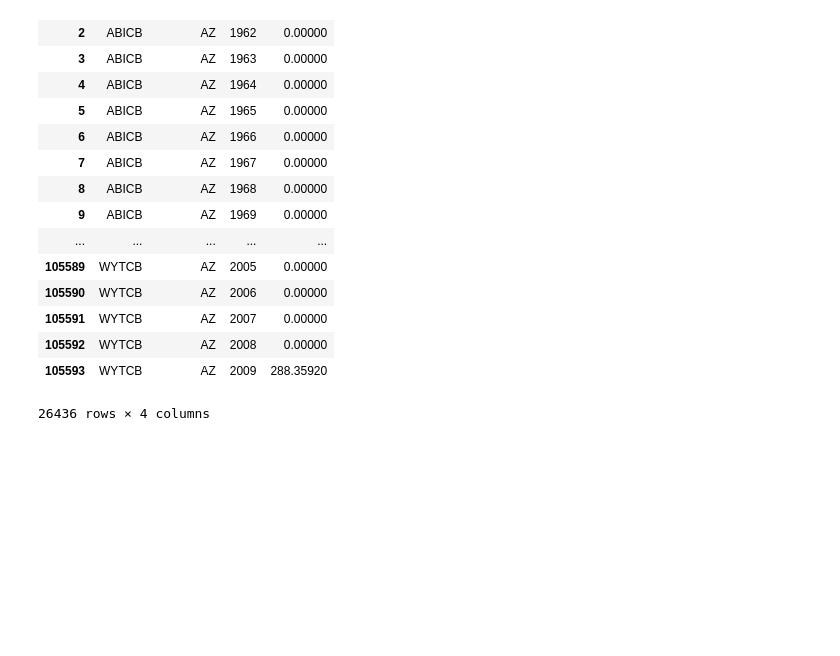
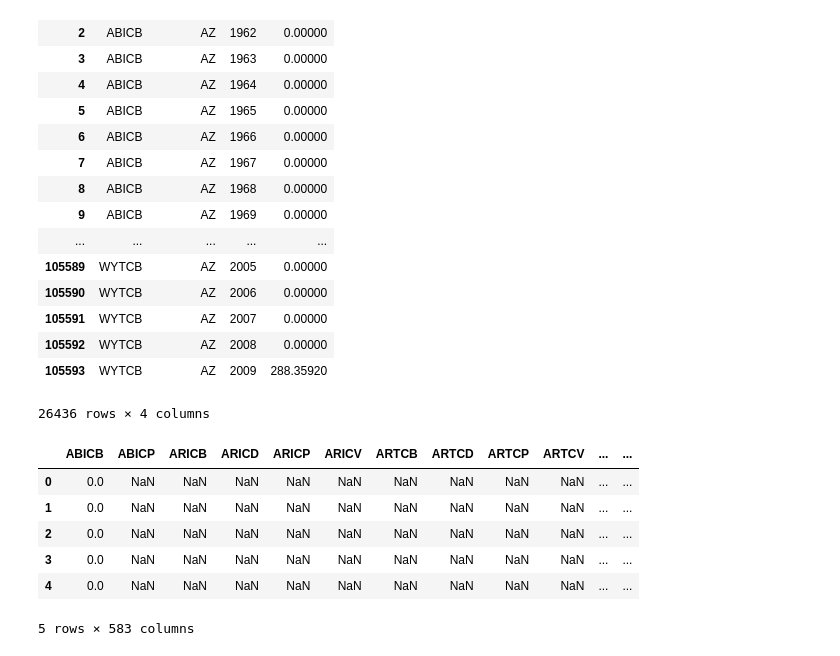
Before and after one commit to charmoniumQ/MCM-2018, a Jupyter notebook: MCM-Data-Analysis.ipynb, the cells around one changed output. Drawn from its saved outputs; the diff is of its cells as text; code cells hidden in the pictures; blank space fills up the shorter version.

Commit message:
Reformatted data

```diff
--- a/MCM-Data-Analysis.ipynb
+++ b/MCM-Data-Analysis.ipynb
@@ -112,3 +112,24 @@ AZ_data
 | 105592 | WYTCB | AZ | 2008 | 0.00000 |
 | 105593 | WYTCB | AZ | 2009 | 288.35920 |
 26436 rows × 4 columns
+# %%
+AZ_data_reformatted = pd.DataFrame(columns = variable_columns)
+CA_data_reformatted = pd.DataFrame(columns = variable_columns)
+NM_data_reformatted = pd.DataFrame(columns = variable_columns)
+TX_data_reformatted = pd.DataFrame(columns = variable_columns)
+# %%
+for column in variable_columns:
+    AZ_data_reformatted[column] = AZ_data[AZ_data['MSN'] == column]['Data']
+    CA_data_reformatted[column] = CA_data[CA_data['MSN'] == column]['Data']
+    NM_data_reformatted[column] = NM_data[NM_data['MSN'] == column]['Data']
+    TX_data_reformatted[column] = TX_data[TX_data['MSN'] == column]['Data']
+# %%
+AZ_data_reformatted.head()
+# %% [output]
+|  | ABICB | ABICP | ARICB | ARICD | ARICP | ARICV | ARTCB | ARTCD | ARTCP | ARTCV | ... | ... |
+| 0 | 0.0 | NaN | NaN | NaN | NaN | NaN | NaN | NaN | NaN | NaN | ... | ... |
+| 1 | 0.0 | NaN | NaN | NaN | NaN | NaN | NaN | NaN | NaN | NaN | ... | ... |
+| 2 | 0.0 | NaN | NaN | NaN | NaN | NaN | NaN | NaN | NaN | NaN | ... | ... |
+| 3 | 0.0 | NaN | NaN | NaN | NaN | NaN | NaN | NaN | NaN | NaN | ... | ... |
+| 4 | 0.0 | NaN | NaN | NaN | NaN | NaN | NaN | NaN | NaN | NaN | ... | ... |
+5 rows × 583 columns
```
Also changed, not shown: parts of 2 cells of this notebook.
